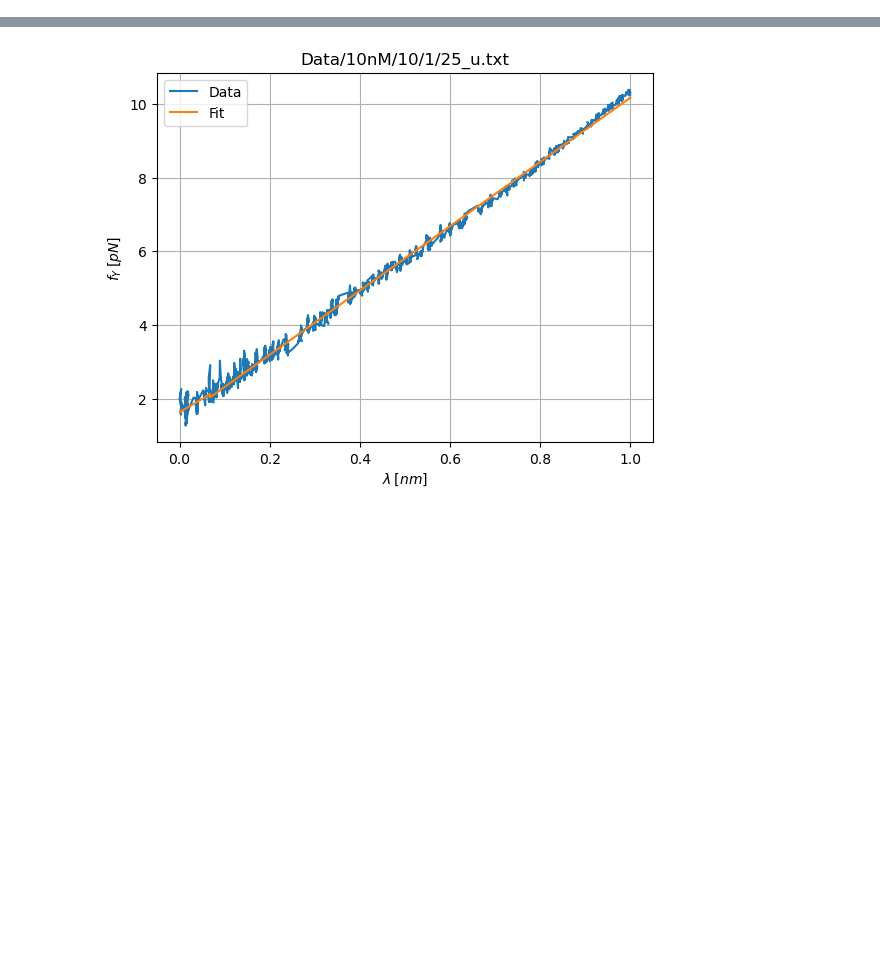
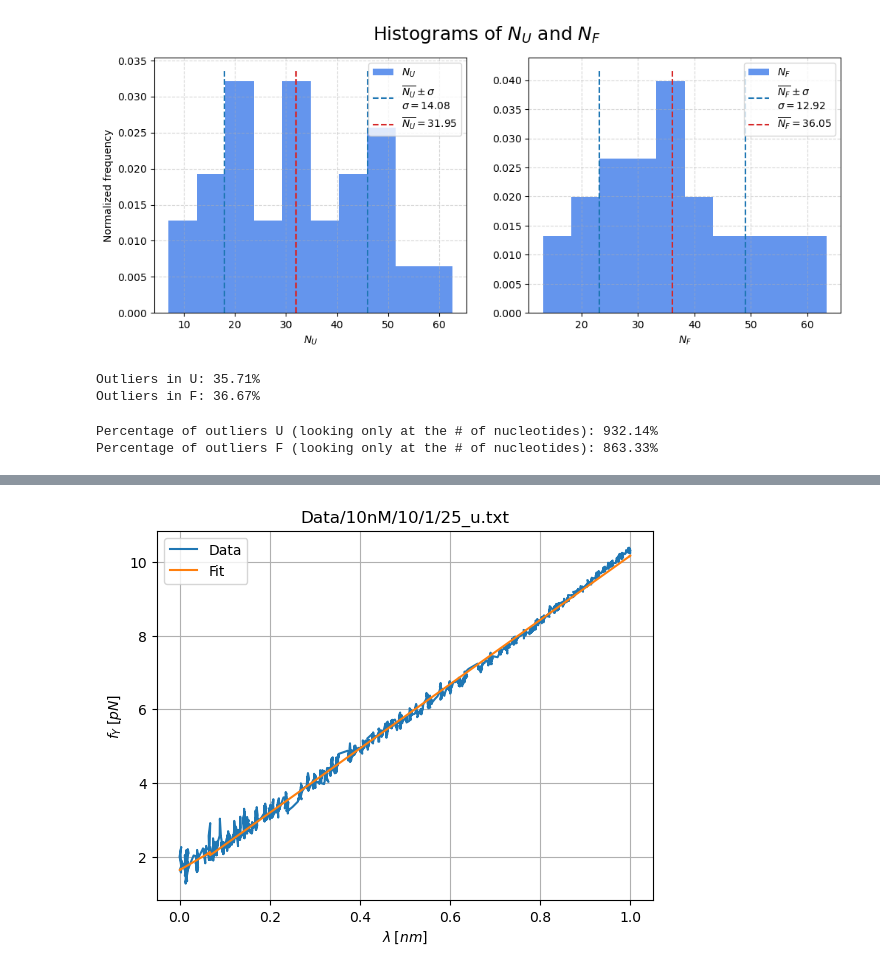
Before and after one commit to RiccardoTancredi/FluctuationTheorem, a Jupyter notebook: 10nM_f_max_10.ipynb, the cells around one changed output, grey strips where cells are left out. Cells and saved outputs as stored; diff of their text form; code cells hidden in the pictures; blank space fills up the shorter version.

```diff
--- a/10nM_f_max_10.ipynb
+++ b/10nM_f_max_10.ipynb
@@ -63,0 +43,6 @@ Saving results...
+# %%
+# molecules, all_molecules_f, all_molecules_u = reading.seq_analysis_post_meta()
+res = np.load(f'res/{folder}/f_max{f_max}.npz', allow_pickle=True)
+molecules = res['molecules']
+all_molecules_u = res['all_molecules_u']
+all_molecules_f = res['all_molecules_f']
@@ -63,0 +93,48 @@ Saving results...
+# %%
+metaFile = np.loadtxt(f'meta/10nM/{f_max}/jumps.txt', dtype=str)
+# %%
+N_U = {
+    molecule: {
+        key: value['N'] for key, value in data[molecule]['U'].items() if value['fileName'] in metaFile
+        }
+    for molecule in molecules}
+N_F = {
+    molecule: {
+        key: value['N'] for key, value in data[molecule]['F'].items() if value['fileName'] in metaFile
+        }
+    for molecule in molecules}
+# %%
+fig, ax = plt.subplots(1, 2, figsize=(12, 4.5))
+to_plot = [
+    np.array([value['N'] for molecule in molecules for _, value in data[molecule]['U'].items() if value['fileName'] in metaFile]),
+    np.array([value['N'] for molecule in molecules for _, value in data[molecule]['F'].items() if value['fileName'] in metaFile])
+]
+labels = ['N_U', 'N_F']
+for ii in range(2):
+    ax[ii].hist(to_plot[ii], bins=10, density=True,
+                color='cornflowerblue', label=fr'${labels[ii]}$')
+    y_lim = ax[ii].get_ylim()
+    ax[ii].vlines(np.mean(to_plot[ii][to_plot[ii] != 0])+np.std(to_plot[ii][to_plot[ii] != 0]),
+                  *y_lim, color='tab:blue', ls='--',
+                  label=r'$\overline{'+f'{labels[ii]}'+r'}\pm \sigma$'+f'\n'+fr'$\sigma={np.std(to_plot[ii][to_plot[ii] != 0]):.2f}$')
+    ax[ii].vlines(np.mean(to_plot[ii][to_plot[ii] != 0])-np.std(to_plot[ii]),
+                  *y_lim, color='tab:blue', ls='--', label=None)
+    ax[ii].vlines(np.mean(to_plot[ii][to_plot[ii] != 0]),
+                  *y_lim, color='tab:red', ls='--',
+                  label=r'$\overline{'+f'{labels[ii]}'+r'}=$'+f'{np.mean(to_plot[ii][to_plot[ii] != 0]):.2f}')
+    ax[ii].set_xlabel(fr'${labels[ii]}$')
+    ax[ii].set_ylabel(r'Normalized frequency') if ii == 0 else None
+    ax[ii].grid(ls='--', alpha=0.5)
+    ax[ii].legend(loc='best')
+plt.suptitle(r'Histograms of $N_U$ and $N_F$', fontsize=18)
+plt.show()
+# %% [output]
+[figure, added]
+# %%
+# Compute the percentage of elements outside the [mean-std, mean+std] confidence interval
+failed_U = np.sum((to_plot[0] < np.mean(to_plot[0])-np.std(to_plot[0])) | (to_plot[0] > np.mean(to_plot[0])+np.std(to_plot[0])))/len(to_plot[0]) * 100
+failed_F = np.sum((to_plot[1] < np.mean(to_plot[1])-np.std(to_plot[1])) | (to_plot[1] > np.mean(to_plot[1])+np.std(to_plot[1])))/len(to_plot[1]) * 100
+print(f'Outliers in U: {failed_U:.2f}%\nOutliers in F: {failed_F:.2f}%')
+# %% [output]
+Outliers in U: 35.71%
+Outliers in F: 36.67%
@@ -63,0 +168,6 @@ Saving results...
+# %%
+print(f'Percentage of outliers U (looking only at the # of nucleotides): {number_of_failed_anaylys_U/len(to_plot[0]) * 100:.2f}%')
+print(f'Percentage of outliers F (looking only at the # of nucleotides): {number_of_failed_anaylys_F/len(to_plot[1]) * 100:.2f}%')
+# %% [output]
+Percentage of outliers U (looking only at the # of nucleotides): 932.14%
+Percentage of outliers F (looking only at the # of nucleotides): 863.33%
```
Also changed, not shown: parts of 30 cells of this notebook, 8 other files.
